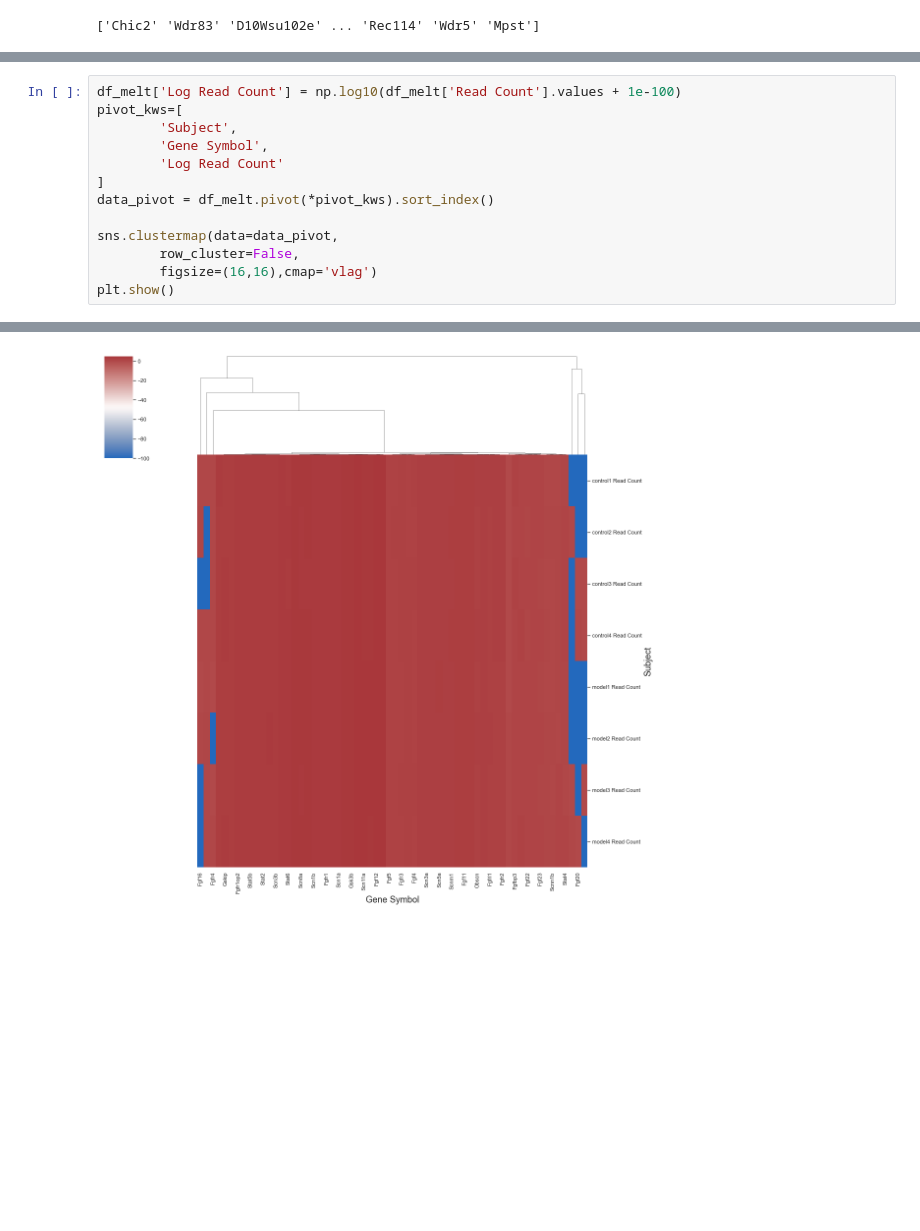
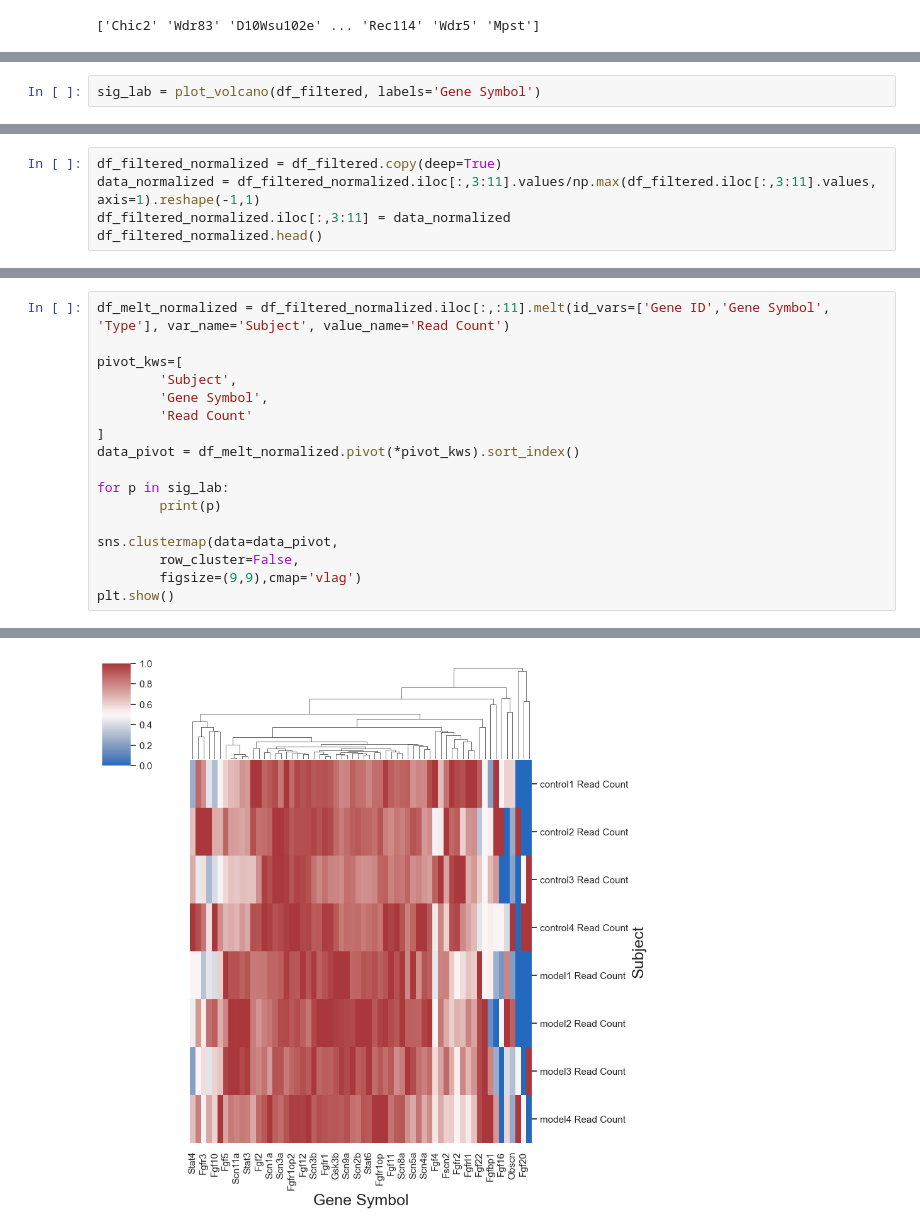
Before and after one commit to Ivan2nn/somatosensory-analysis, a Jupyter notebook: FirstAnalysis.ipynb, the cells around one changed output, grey strips where cells are left out. Saved outputs shown, nothing was run; the diff lists cells and outputs as text; blank space fills up the shorter version.

Commit message:
Modified volcano plot to return labels of significant point.
Normalized heatmap

```diff
--- a/FirstAnalysis.ipynb
+++ b/FirstAnalysis.ipynb
@@ -226,0 +235,2 @@ plot_volcano(df_filtered)
+# %%
+sig_lab = plot_volcano(df_filtered, labels='Gene Symbol')
@@ -243,0 +256,5 @@ df_melt
+# %%
+df_filtered_normalized = df_filtered.copy(deep=True)
+data_normalized = df_filtered_normalized.iloc[:,3:11].values/np.max(df_filtered.iloc[:,3:11].values, axis=1).reshape(-1,1)
+df_filtered_normalized.iloc[:,3:11] = data_normalized
+df_filtered_normalized.head()
@@ -244,14 +268,18 @@ df_melt
 # %%
-df_melt['Log Read Count'] = np.log10(df_melt['Read Count'].values + 1e-100)
+df_melt_normalized = df_filtered_normalized.iloc[:,:11].melt(id_vars=['Gene ID','Gene Symbol', 'Type'], var_name='Subject', value_name='Read Count')
+
 pivot_kws=[
         'Subject',
         'Gene Symbol',
-        'Log Read Count'
+        'Read Count'
 ]
-data_pivot = df_melt.pivot(*pivot_kws).sort_index()
+data_pivot = df_melt_normalized.pivot(*pivot_kws).sort_index()
+
+for p in sig_lab:
+        print(p)
 
 sns.clustermap(data=data_pivot,
         row_cluster=False,
-        figsize=(16,16),cmap='vlag')
+        figsize=(9,9),cmap='vlag')
 plt.show()
 # %% [output]
@@ -258 +296 @@ plt.show()
-[figure, old version]
+[figure, new version]
```
Also changed, not shown: parts of 7 cells of this notebook.
